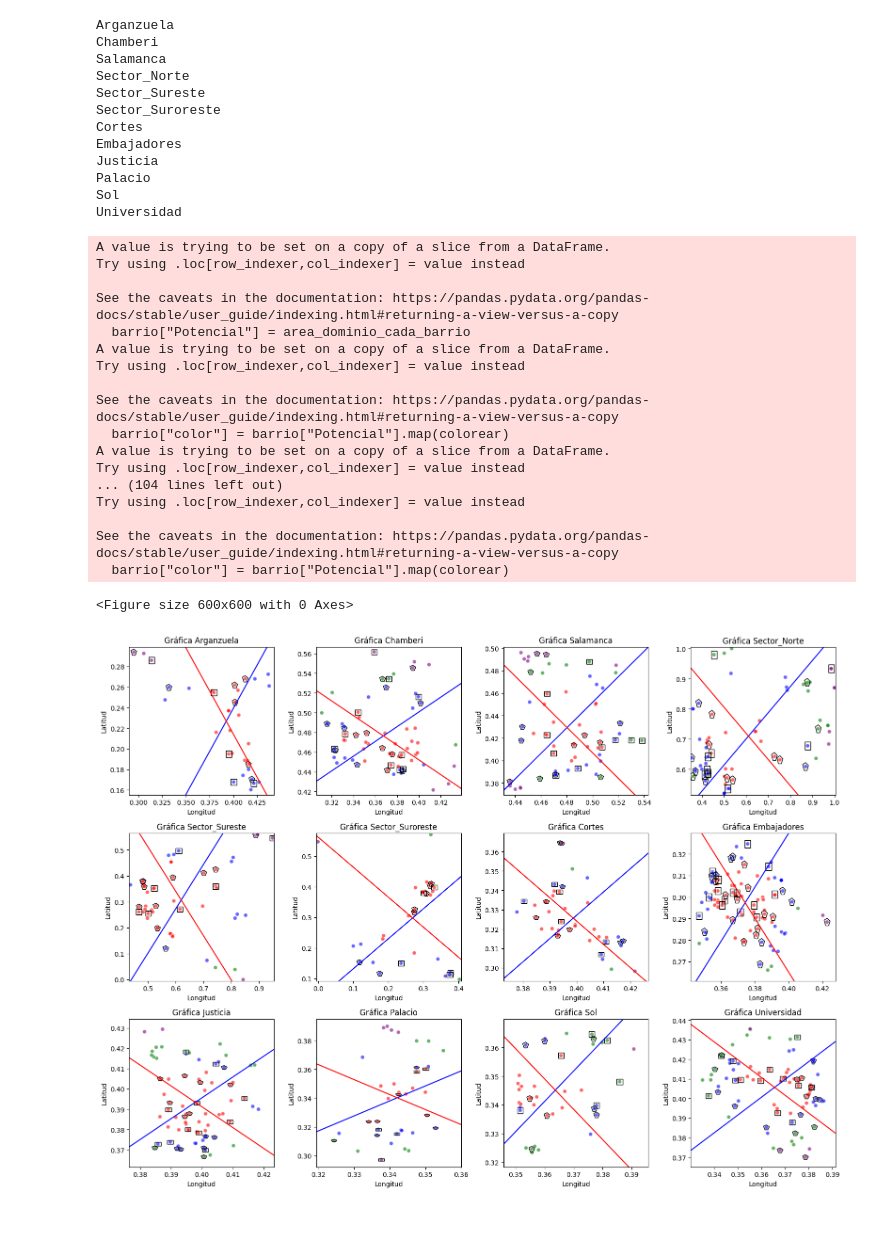
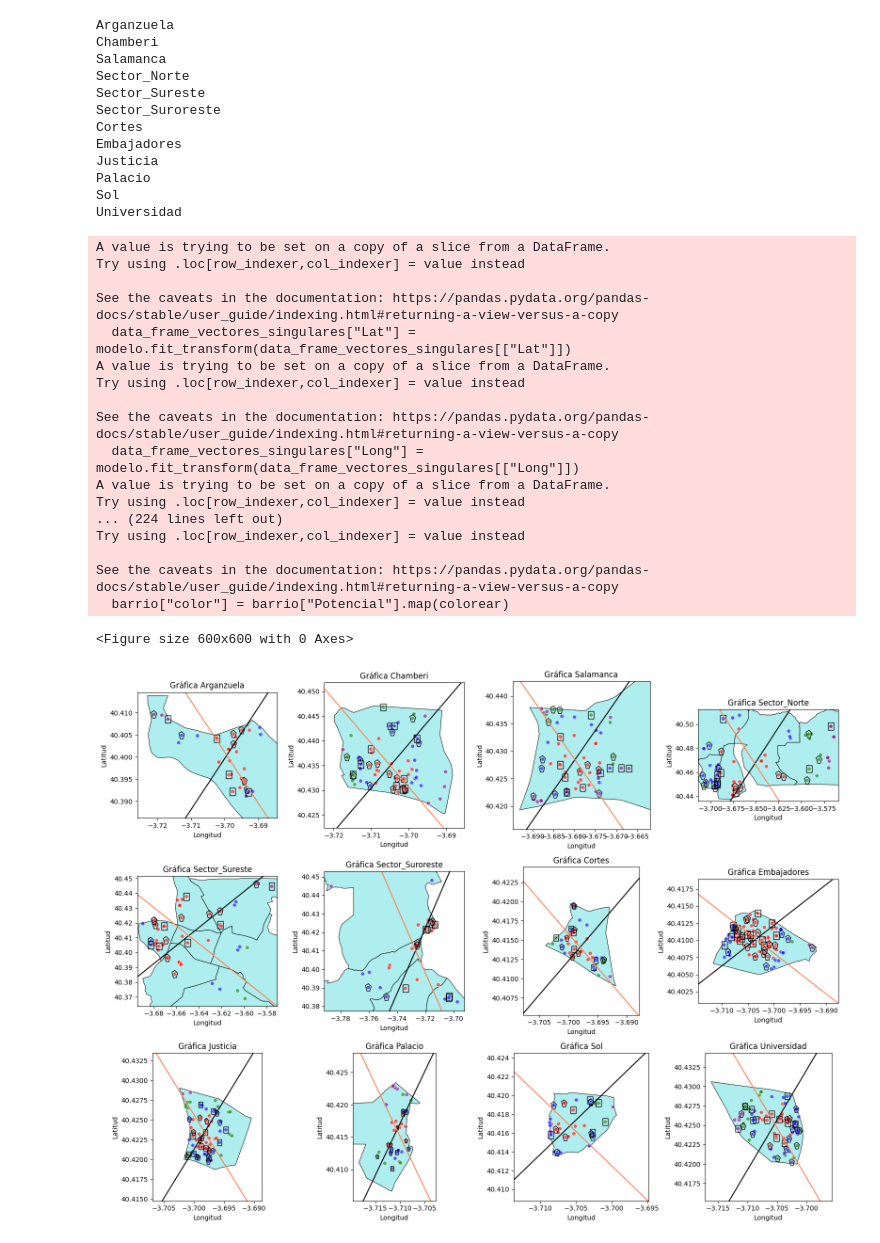
Before and after one commit to anton-p0g/ProyectoWebScrapping, a Jupyter notebook: parte_jose/analisis_areas.ipynb, the cells around one changed output. Saved outputs shown, nothing was run; the diff lists cells and outputs as text; code cells hidden in the pictures.

```diff
--- a/parte_jose/analisis_areas.ipynb
+++ b/parte_jose/analisis_areas.ipynb
@@ -226,6 +224,29 @@ Justicia
 Palacio
 Sol
 Universidad
+# %%
+mapeo_distrito_barrio = {"Arganzuela": [0, 1],
+                         "Chamberi": [0, 6],
+                         "Salamanca": [0, 3],
+                         "Sector_Norte": [0, 7, 20, 4, 15, 5],
+                         "Sector_Sureste": [0, 14, 13, 17, 18, 12, 2, 19],
+                         "Sector_Suroreste": [0, 10, 9, 8, 11],
+                         "Cortes": [1, 2],
+                         "Embajadores": [1, 1],
+                         "Justicia": [1, 3],
+                         "Palacio": [1, 0],
+                         "Sol": [1, 5],
+                         "Universidad": [1, 4]}
+
+madrid = gpd.read_file("Distritos.shp")
+barrios_madrid = gpd.read_file("Barrios.shx")
+
+madrid = madrid.set_crs("EPSG:25830", allow_override=True)
+madrid = madrid.to_crs("EPSG:4326")
+
+
+barrios_madrid = barrios_madrid.set_crs("EPSG:25830", allow_override=True)
+barrios_madrid = barrios_madrid.to_crs("EPSG:4326")
 # %%
 plt.figure(figsize=(6,6))
 fig, axs = plt.subplots(3, 4, figsize=(16, 12))
@@ -237,6 +258,8 @@ for grupo in diccionario_grupos:
     matriz_barrio = np.asmatrix(data_frame_barrio)
 
     data_frame_vectores_singulares = barrio[["Lat", "Long", "quality_classification"]]
+    data_frame_vectores_singulares["Lat"] = modelo.fit_transform(data_frame_vectores_singulares[["Lat"]])
+    data_frame_vectores_singulares["Long"] = modelo.fit_transform(data_frame_vectores_singulares[["Long"]])
     data_frame_vectores_singulares = data_frame_vectores_singulares[data_frame_vectores_singulares["quality_classification"] > 1]
     matriz_barrio_vectores = np.asmatrix(data_frame_vectores_singulares[["Lat", "Long"]])
     [U, S, V] = np.linalg.svd(matriz_barrio_vectores)
@@ -283,6 +306,13 @@ for grupo in diccionario_grupos:
 
     ax = axs[index]
 
+    zona = mapeo_distrito_barrio[grupo]
+    if zona[0] == 0:
+        lugar = madrid.iloc[zona[1:len(zona)]]
+    else:
+        lugar = barrios_madrid.iloc[zona[1:len(zona)]]
+
+    lugar.plot(linewidth=0.7, ax=ax, edgecolor='black', color="paleturquoise")
     ax.scatter(np.array(data_frame_barrio["Long"]), np.array(data_frame_barrio["Lat"]), c=np.array(barrio["color"]),alpha=0.6, edgecolors="w", linewidth=1)
 
     for i in range(len(barrio)):
@@ -305,44 +335,44 @@ for grupo in diccionario_grupos:
 
     # Crear las rectas ajustadas al centro
     # Ajuste de las rectas, desplazando hacia el centro
-    x = np.linspace(-1, 1, 10000)  # Definir el rango de X para las rectas
-    y1 = V[0, 1] / V[0, 0] * x + center_y - (V[0, 1] / V[0, 0]) * center_x  # Ajustar recta 1
-    y2 = V[1, 0] / V[1, 1] * x + center_y - (V[1, 0] / V[1, 1]) * center_x  # Ajustar recta 2
+    x = np.linspace(x_min, x_max, 20000)  # Definir el rango de X para las rectas
+    y1 = (V[0, 1] / V[0, 0]) * (x - center_x) + center_y
+    y2 = (V[1, 0] / V[1, 1]) * (x - center_x) + center_y
 
-    ax.plot(x, y1, color="blue")
-    ax.plot(x, y2, color="red")
+    ax.plot(x, y1, color="k")
+    ax.plot(x, y2, color="coral")
 
     # Ajustar los límites de los ejes
     ax.set_xlim(x_min, x_max)
     ax.set_ylim(y_min, y_max)
 
     # Añadir título y etiquetas
     ax.set_title(f"Gráfica {grupo}")
     ax.set_xlabel("Longitud")
     ax.set_ylabel("Latitud")
 
     index += 1
 
 plt.tight_layout()
 plt.savefig("figura_completa.png")
 plt.show()
 # %% [output]
 A value is trying to be set on a copy of a slice from a DataFrame.
 Try using .loc[row_indexer,col_indexer] = value instead
 
 See the caveats in the documentation: https://pandas.pydata.org/pandas-docs/stable/user_guide/indexing.html#returning-a-view-versus-a-copy
-  barrio["Potencial"] = area_dominio_cada_barrio
+  data_frame_vectores_singulares["Lat"] = modelo.fit_transform(data_frame_vectores_singulares[["Lat"]])
 A value is trying to be set on a copy of a slice from a DataFrame.
 Try using .loc[row_indexer,col_indexer] = value instead
 
 See the caveats in the documentation: https://pandas.pydata.org/pandas-docs/stable/user_guide/indexing.html#returning-a-view-versus-a-copy
-  barrio["color"] = barrio["Potencial"].map(colorear)
+  data_frame_vectores_singulares["Long"] = modelo.fit_transform(data_frame_vectores_singulares[["Long"]])
 A value is trying to be set on a copy of a slice from a DataFrame.
 Try using .loc[row_indexer,col_indexer] = value instead
-... (104 lines left out)
+... (224 lines left out)
 Try using .loc[row_indexer,col_indexer] = value instead
 
 See the caveats in the documentation: https://pandas.pydata.org/pandas-docs/stable/user_guide/indexing.html#returning-a-view-versus-a-copy
   barrio["color"] = barrio["Potencial"].map(colorear)
 <Figure size 600x600 with 0 Axes>
-[figure, old version]
+[figure, new version]
```
Also changed, not shown: parts of 3 cells of this notebook, 5 other files.
